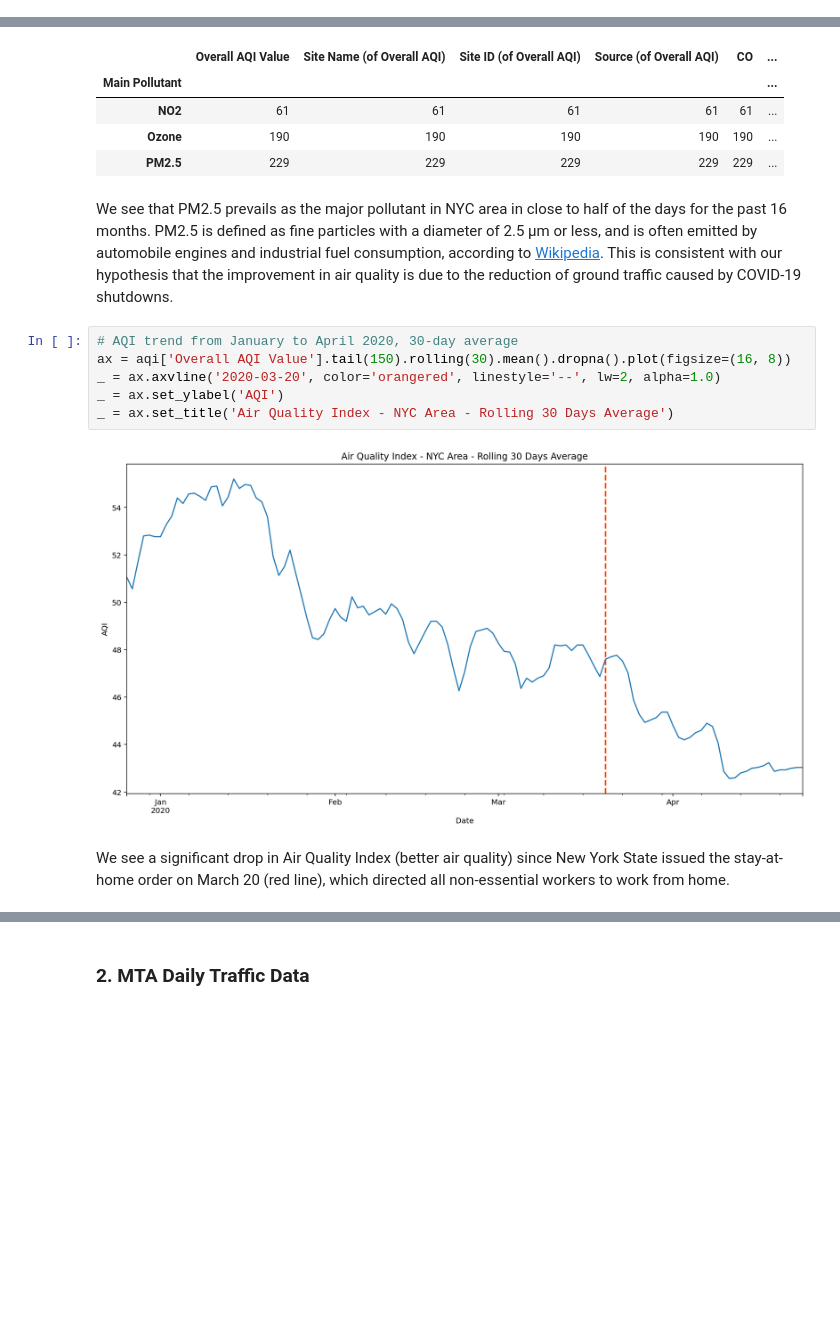
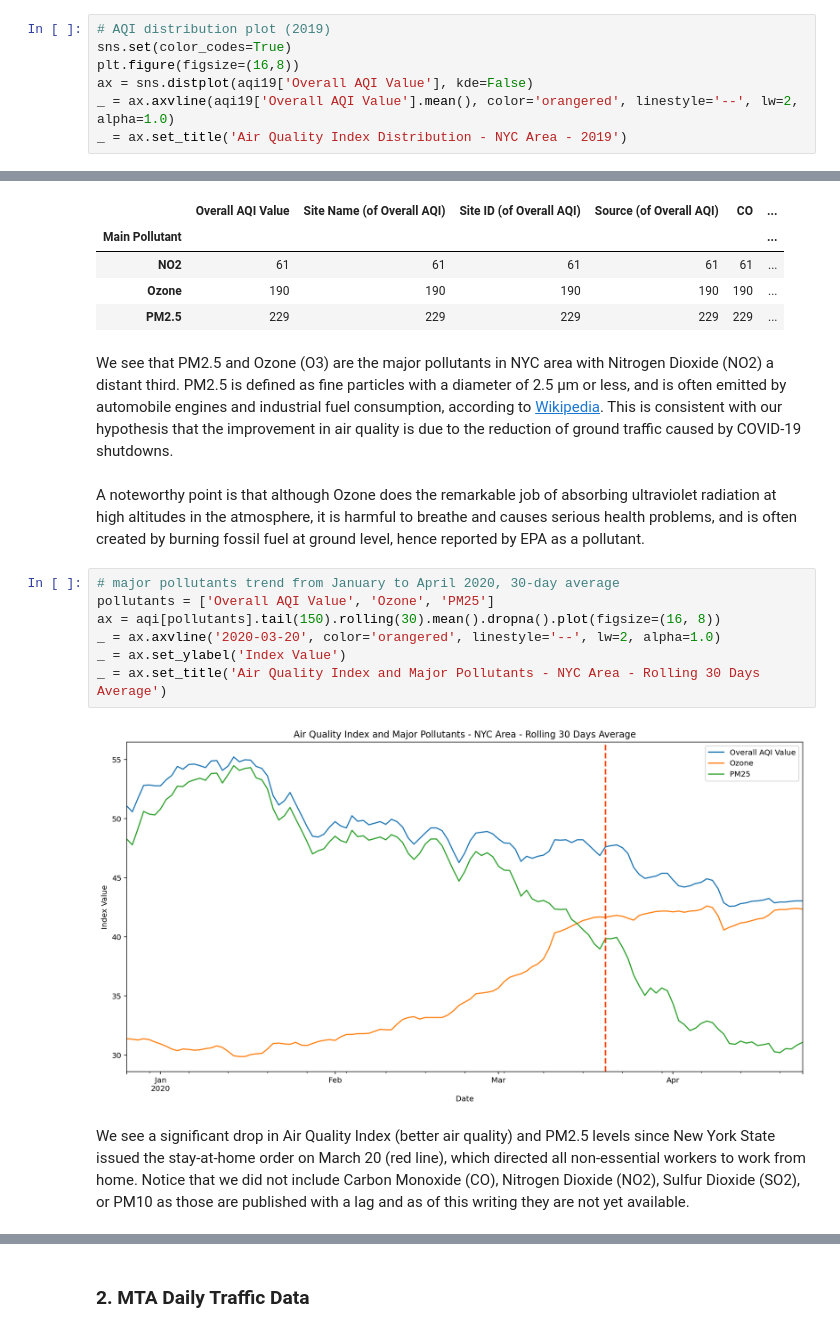
Before and after one commit to tianrunw/big-data-air-pollution, a Jupyter notebook: project/covid19_air_pollution.ipynb, the cells around one changed output, grey strips where cells are left out. Cells and saved outputs as stored; diff of their text form; blank space fills up the shorter version.

```diff
--- a/project/covid19_air_pollution.ipynb
+++ b/project/covid19_air_pollution.ipynb
@@ -52,3 +53,10 @@ len(aqi)
 480
 # %% [markdown]
 The dataframe consists of daily observations of air quality index and 6 pollutants in the metropolitan New York area ranging from 2019-01-01 to 2020-04-24. We will use Overall AQI Value as the primary gauge of air quality, quoting EPA, "AQI is a measure that runs from 0 to 500. The higher the AQI value, the greater the level of air pollution and the greater the health concern. For example, an AQI value of 50 or below represents good air quality, while an AQI value over 300 represents hazardous air quality".
+# %%
+# AQI distribution plot (2019)
+sns.set(color_codes=True)
+plt.figure(figsize=(16,8))
+ax = sns.distplot(aqi19['Overall AQI Value'], kde=False)
+_ = ax.axvline(aqi19['Overall AQI Value'].mean(), color='orangered', linestyle='--', lw=2, alpha=1.0)
+_ = ax.set_title('Air Quality Index Distribution - NYC Area - 2019')
@@ -64,14 +74,17 @@ aqi.groupby(['Main Pollutant']).count()
 | Ozone | 190 | 190 | 190 | 190 | 190 | ... |
 | PM2.5 | 229 | 229 | 229 | 229 | 229 | ... |
 # %% [markdown]
-We see that PM2.5 prevails as the major pollutant in NYC area in close to half of the days for the past 16 months. PM2.5 is defined as fine particles with a diameter of 2.5 μm or less, and is often emitted by automobile engines and industrial fuel consumption, according to [Wikipedia](https://en.wikipedia.org/wiki/Particulates#Sources_of_atmospheric_particulate_matter). This is consistent with our hypothesis that the improvement in air quality is due to the reduction of ground traffic caused by COVID-19 shutdowns.
+We see that PM2.5 and Ozone (O3) are the major pollutants in NYC area with Nitrogen Dioxide (NO2) a distant third. PM2.5 is defined as fine particles with a diameter of 2.5 μm or less, and is often emitted by automobile engines and industrial fuel consumption, according to [Wikipedia](https://en.wikipedia.org/wiki/Particulates#Sources_of_atmospheric_particulate_matter). This is consistent with our hypothesis that the improvement in air quality is due to the reduction of ground traffic caused by COVID-19 shutdowns.
+# %% [markdown]
+A noteworthy point is that although Ozone does the remarkable job of absorbing ultraviolet radiation at high altitudes in the atmosphere, it is harmful to breathe and causes serious health problems, and is often created by burning fossil fuel at ground level, hence reported by EPA as a pollutant.
 # %%
-# AQI trend from January to April 2020, 30-day average
-ax = aqi['Overall AQI Value'].tail(150).rolling(30).mean().dropna().plot(figsize=(16, 8))
+# major pollutants trend from January to April 2020, 30-day average
+pollutants = ['Overall AQI Value', 'Ozone', 'PM25']
+ax = aqi[pollutants].tail(150).rolling(30).mean().dropna().plot(figsize=(16, 8))
 _ = ax.axvline('2020-03-20', color='orangered', linestyle='--', lw=2, alpha=1.0)
-_ = ax.set_ylabel('AQI')
-_ = ax.set_title('Air Quality Index - NYC Area - Rolling 30 Days Average')
+_ = ax.set_ylabel('Index Value')
+_ = ax.set_title('Air Quality Index and Major Pollutants - NYC Area - Rolling 30 Days Average')
 # %% [output]
-[figure, old version]
+[figure, new version]
 # %% [markdown]
-We see a significant drop in Air Quality Index (better air quality) since New York State issued the stay-at-home order on March 20 (red line), which directed all non-essential workers to work from home.
+We see a significant drop in Air Quality Index (better air quality) and PM2.5 levels since New York State issued the stay-at-home order on March 20 (red line), which directed all non-essential workers to work from home. Notice that we did not include Carbon Monoxide (CO), Nitrogen Dioxide (NO2), Sulfur Dioxide (SO2), or PM10 as those are published with a lag and as of this writing they are not yet available.
```
Also changed, not shown: parts of 25 cells of this notebook, 1 other file.
